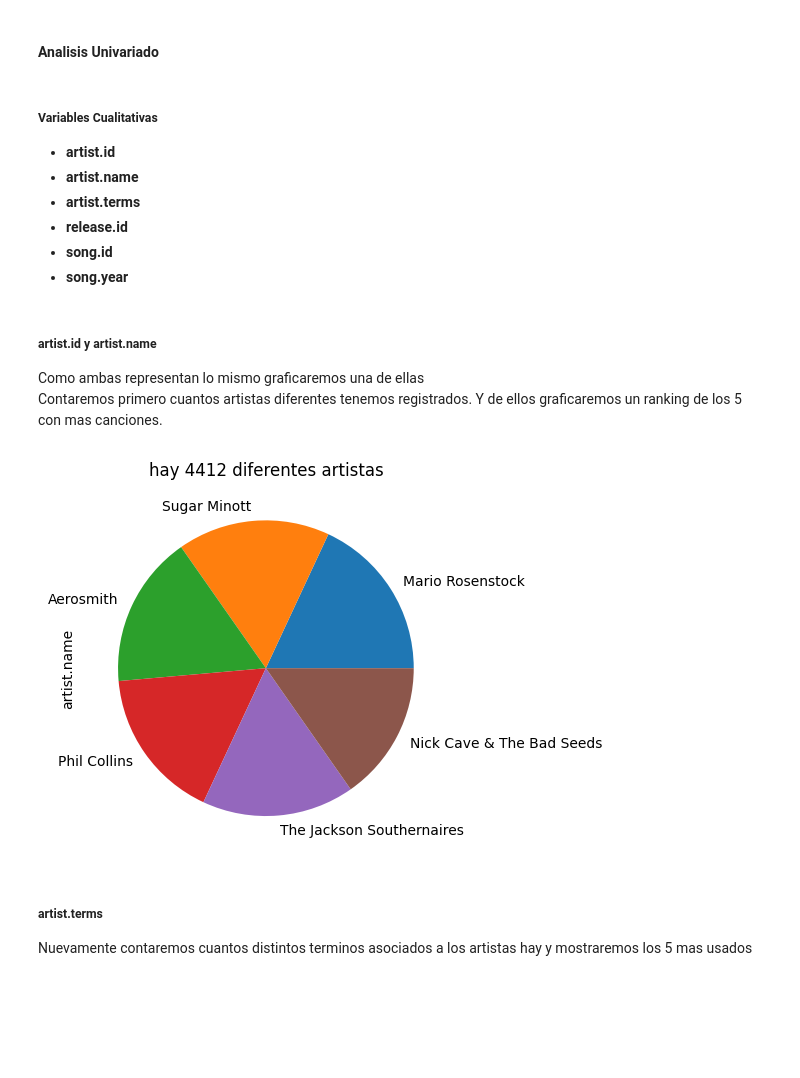
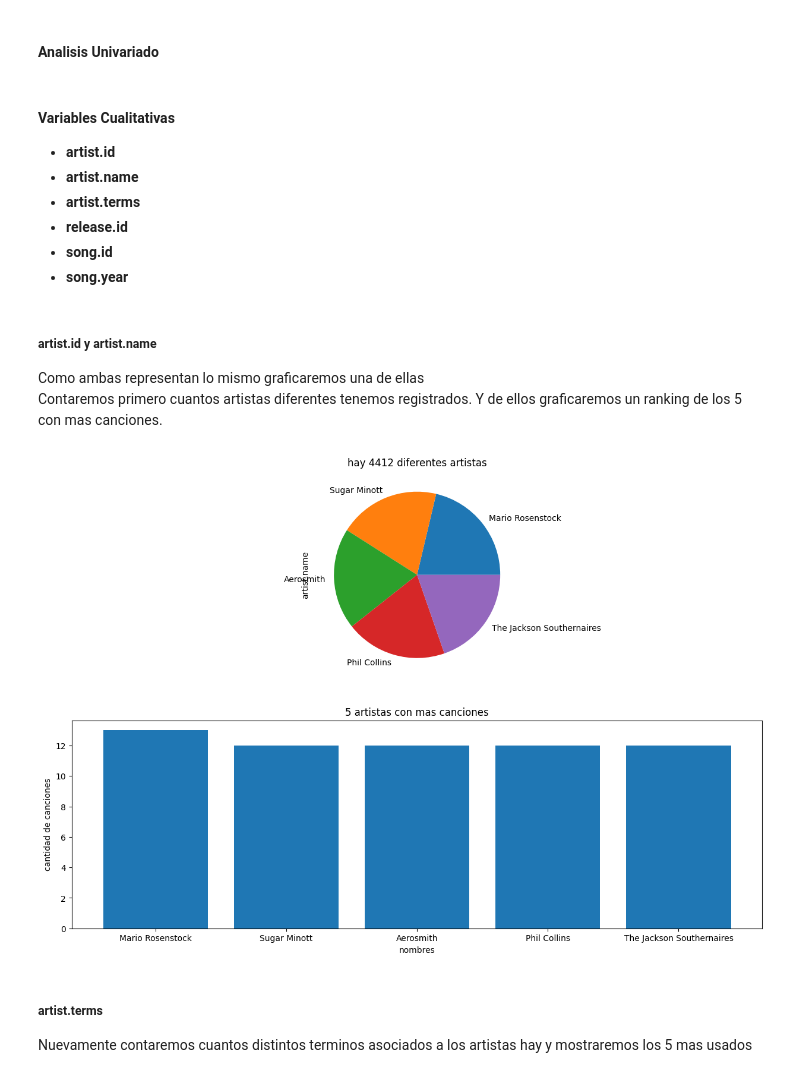
Before and after one commit to cristiandevar/PythonML, a Jupyter notebook: TPFinal/TPFINAL.ipynb, the cells around one changed output. Saved outputs shown, nothing was run; the diff lists cells and outputs as text; code cells hidden in the pictures; blank space fills up the shorter version.

```diff
--- a/TPFinal/TPFINAL.ipynb
+++ b/TPFinal/TPFINAL.ipynb
@@ -304,7 +304,7 @@ d_musica.head()
 # %% [markdown]
 #### Analisis Univariado
 # %% [markdown]
-##### Variables Cualitativas
+#### Variables Cualitativas
 * **artist.id**
 * **artist.name**
 * **artist.terms**
@@ -315,14 +315,30 @@ d_musica.head()
 ##### artist.id y artist.name
 Como ambas representan lo mismo graficaremos una de ellas<br>
 Contaremos primero cuantos artistas diferentes tenemos registrados. Y de ellos graficaremos un ranking de los 5 con mas canciones.
-# %%
-grupo = d_musica.groupby('artist.name')['artist.name']
-cantidad = len(grupo.count())
-plt.title(f'hay {cantidad} diferentes artistas')
-grupo.count().sort_values(axis=0, inplace=False, ascending=False)[:6].plot.pie()
-plt.show()
-# %% [output]
-[figure, removed]
+# %%
+grupo = d_musica.groupby('artist.name')['artist.name']
+cantidad = len(grupo.count())
+
+# Aumentamos el tamaño de la imagen
+plt.figure(figsize=(15,10))
+
+# preparamos los subplots y graficamos primero el pie y luego el bar
+plt.subplot(2,1,1)
+plt.title(f'hay {cantidad} diferentes artistas')
+grupo.count().sort_values(axis=0, inplace=False, ascending=False)[:5].plot.pie()
+
+x = grupo.count().sort_values(axis=0, inplace=False, ascending=False)[:5].index.values
+y = grupo.count().sort_values(axis=0, inplace=False, ascending=False)[:5].values
+
+
+plt.subplot(2,1,2)
+plt.bar(x,y)
+plt.title('5 artistas con mas canciones')
+plt.xlabel('nombres')
+plt.ylabel('cantidad de canciones')
+plt.show()
+# %% [output]
+[figure, added]
 # %% [markdown]
 ##### artist.terms
 Nuevamente contaremos cuantos distintos terminos asociados a los artistas hay y mostraremos los 5 mas usados
```
Also changed, not shown: parts of 10 cells of this notebook.
